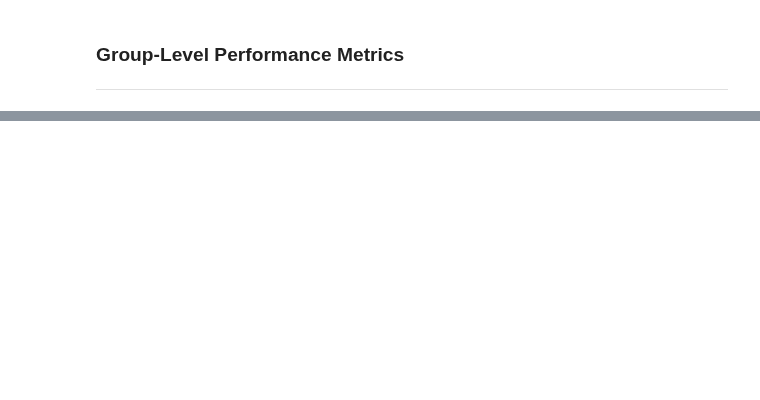
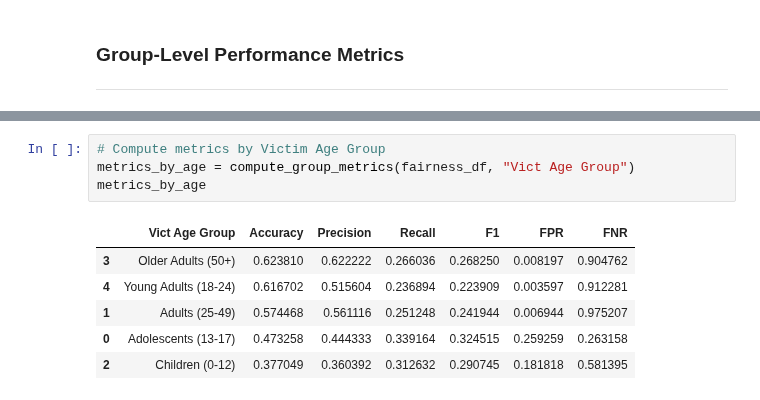
Before and after one commit to emilynnguyen1/Violent-Sexual-Crimes, a Jupyter notebook: notebooks/Hospital-Data-Integration-Cleaning.ipynb, the cells around one changed output, grey strips where cells are left out. Saved outputs shown, nothing was run; the diff lists cells and outputs as text; blank space fills up the shorter version.

```diff
--- a/notebooks/Hospital-Data-Integration-Cleaning.ipynb
+++ b/notebooks/Hospital-Data-Integration-Cleaning.ipynb
@@ -1585,0 +1647,11 @@ plt.show()
+# %%
+# Compute metrics by Victim Age Group
+metrics_by_age = compute_group_metrics(fairness_df, "Vict Age Group")
+metrics_by_age
+# %% [output]
+|  | Vict Age Group | Accuracy | Precision | Recall | F1 | FPR | FNR |
+| 3 | Older Adults (50+) | 0.623810 | 0.622222 | 0.266036 | 0.268250 | 0.008197 | 0.904762 |
+| 4 | Young Adults (18-24) | 0.616702 | 0.515604 | 0.236894 | 0.223909 | 0.003597 | 0.912281 |
+| 1 | Adults (25-49) | 0.574468 | 0.561116 | 0.251248 | 0.241944 | 0.006944 | 0.975207 |
+| 0 | Adolescents (13-17) | 0.473258 | 0.444333 | 0.339164 | 0.324515 | 0.259259 | 0.263158 |
+| 2 | Children (0-12) | 0.377049 | 0.360392 | 0.312632 | 0.290745 | 0.181818 | 0.581395 |
```
Also changed, not shown: parts of 8 cells of this notebook.
